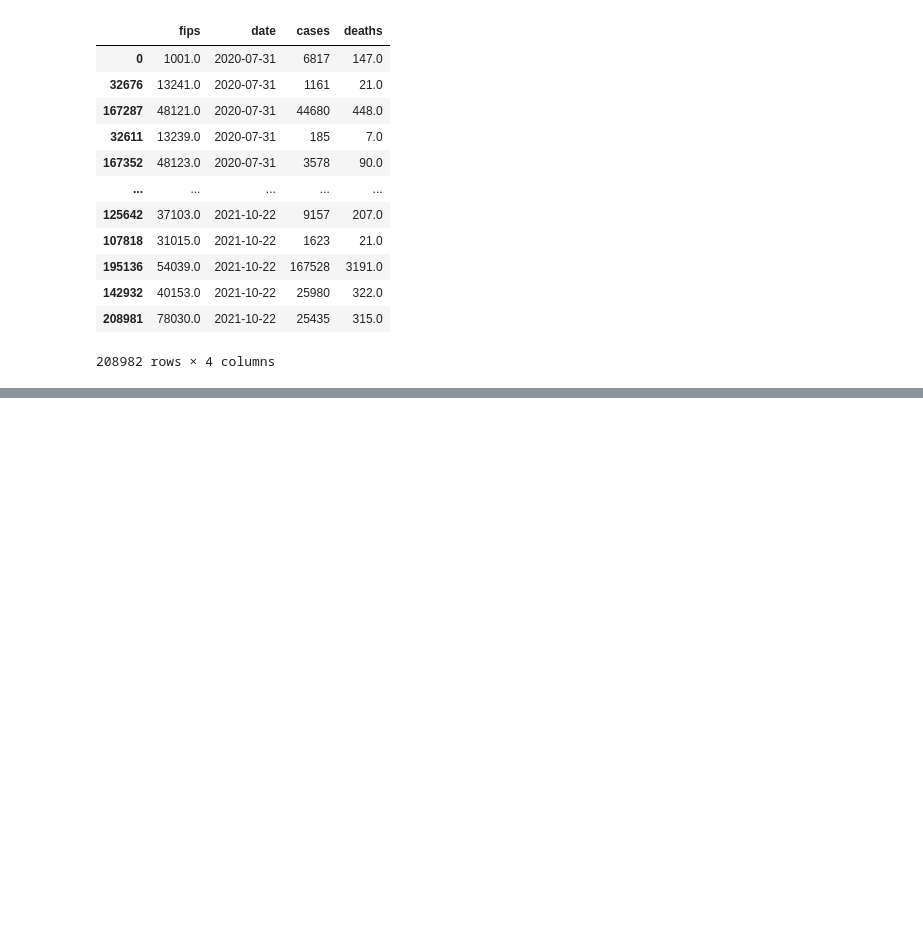
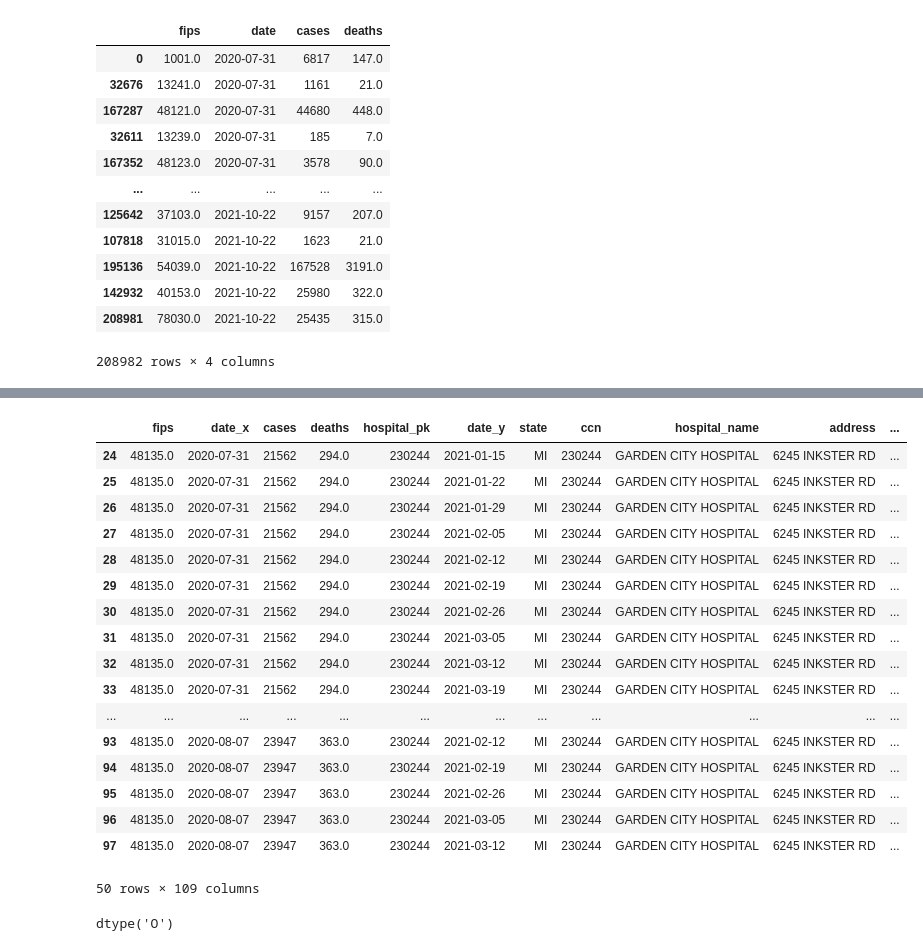
Before and after one commit to philippekerstens/Group-3, a Jupyter notebook: data_exploration.ipynb, the cells around one changed output, grey strips where cells are left out. Cells and saved outputs as stored; diff of their text form; code cells hidden in the pictures; blank space fills up the shorter version.

Commit message:
added fips_date

```diff
--- a/data_exploration.ipynb
+++ b/data_exploration.ipynb
@@ -443,0 +584,3 @@ nyt_data_grouped
+# %%
+hospital_data_df.rename(columns={'collection_week': 'date', 'zip': 'fips'}, inplace=True)
+hospital_data_df.fips.nunique()
@@ -443,0 +589,3 @@ nyt_data_grouped
+# %%
+m_df = nyt_data_grouped.merge(hospital_data_df, on='fips')
+m_df
@@ -443,0 +621,28 @@ nyt_data_grouped
+# %%
+m_df.dropna().head(50)
+# %% [output]
+|  | fips | date_x | cases | deaths | hospital_pk | date_y | state | ccn | hospital_name | address | ... |
+| 24 | 48135.0 | 2020-07-31 | 21562 | 294.0 | 230244 | 2021-01-15 | MI | 230244 | GARDEN CITY HOSPITAL | 6245 INKSTER RD | ... |
+| 25 | 48135.0 | 2020-07-31 | 21562 | 294.0 | 230244 | 2021-01-22 | MI | 230244 | GARDEN CITY HOSPITAL | 6245 INKSTER RD | ... |
+| 26 | 48135.0 | 2020-07-31 | 21562 | 294.0 | 230244 | 2021-01-29 | MI | 230244 | GARDEN CITY HOSPITAL | 6245 INKSTER RD | ... |
+| 27 | 48135.0 | 2020-07-31 | 21562 | 294.0 | 230244 | 2021-02-05 | MI | 230244 | GARDEN CITY HOSPITAL | 6245 INKSTER RD | ... |
+| 28 | 48135.0 | 2020-07-31 | 21562 | 294.0 | 230244 | 2021-02-12 | MI | 230244 | GARDEN CITY HOSPITAL | 6245 INKSTER RD | ... |
+| 29 | 48135.0 | 2020-07-31 | 21562 | 294.0 | 230244 | 2021-02-19 | MI | 230244 | GARDEN CITY HOSPITAL | 6245 INKSTER RD | ... |
+| 30 | 48135.0 | 2020-07-31 | 21562 | 294.0 | 230244 | 2021-02-26 | MI | 230244 | GARDEN CITY HOSPITAL | 6245 INKSTER RD | ... |
+| 31 | 48135.0 | 2020-07-31 | 21562 | 294.0 | 230244 | 2021-03-05 | MI | 230244 | GARDEN CITY HOSPITAL | 6245 INKSTER RD | ... |
+| 32 | 48135.0 | 2020-07-31 | 21562 | 294.0 | 230244 | 2021-03-12 | MI | 230244 | GARDEN CITY HOSPITAL | 6245 INKSTER RD | ... |
+| 33 | 48135.0 | 2020-07-31 | 21562 | 294.0 | 230244 | 2021-03-19 | MI | 230244 | GARDEN CITY HOSPITAL | 6245 INKSTER RD | ... |
+| ... | ... | ... | ... | ... | ... | ... | ... | ... | ... | ... | ... |
+| 93 | 48135.0 | 2020-08-07 | 23947 | 363.0 | 230244 | 2021-02-12 | MI | 230244 | GARDEN CITY HOSPITAL | 6245 INKSTER RD | ... |
+| 94 | 48135.0 | 2020-08-07 | 23947 | 363.0 | 230244 | 2021-02-19 | MI | 230244 | GARDEN CITY HOSPITAL | 6245 INKSTER RD | ... |
+| 95 | 48135.0 | 2020-08-07 | 23947 | 363.0 | 230244 | 2021-02-26 | MI | 230244 | GARDEN CITY HOSPITAL | 6245 INKSTER RD | ... |
+| 96 | 48135.0 | 2020-08-07 | 23947 | 363.0 | 230244 | 2021-03-05 | MI | 230244 | GARDEN CITY HOSPITAL | 6245 INKSTER RD | ... |
+| 97 | 48135.0 | 2020-08-07 | 23947 | 363.0 | 230244 | 2021-03-12 | MI | 230244 | GARDEN CITY HOSPITAL | 6245 INKSTER RD | ... |
+50 rows × 109 columns
+# %%
+# Set each column to a string value so we can concatonate them together
+nyt_data_grouped['fips'] = nyt_data_grouped['fips'].astype('str')
+nyt_data_grouped['date'] = nyt_data_grouped['date'].astype('str')
+nyt_data_grouped['fips'].dtype
+# %% [output]
+dtype('O')
```
Also changed, not shown: parts of 19 cells of this notebook.
